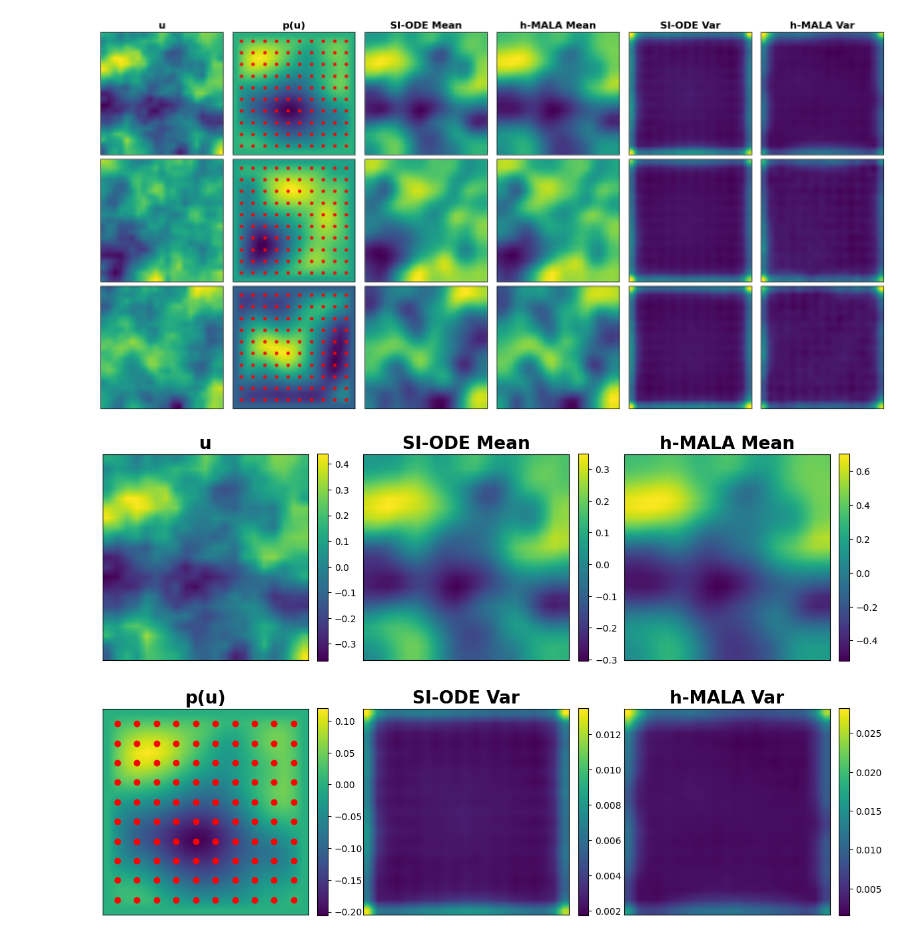
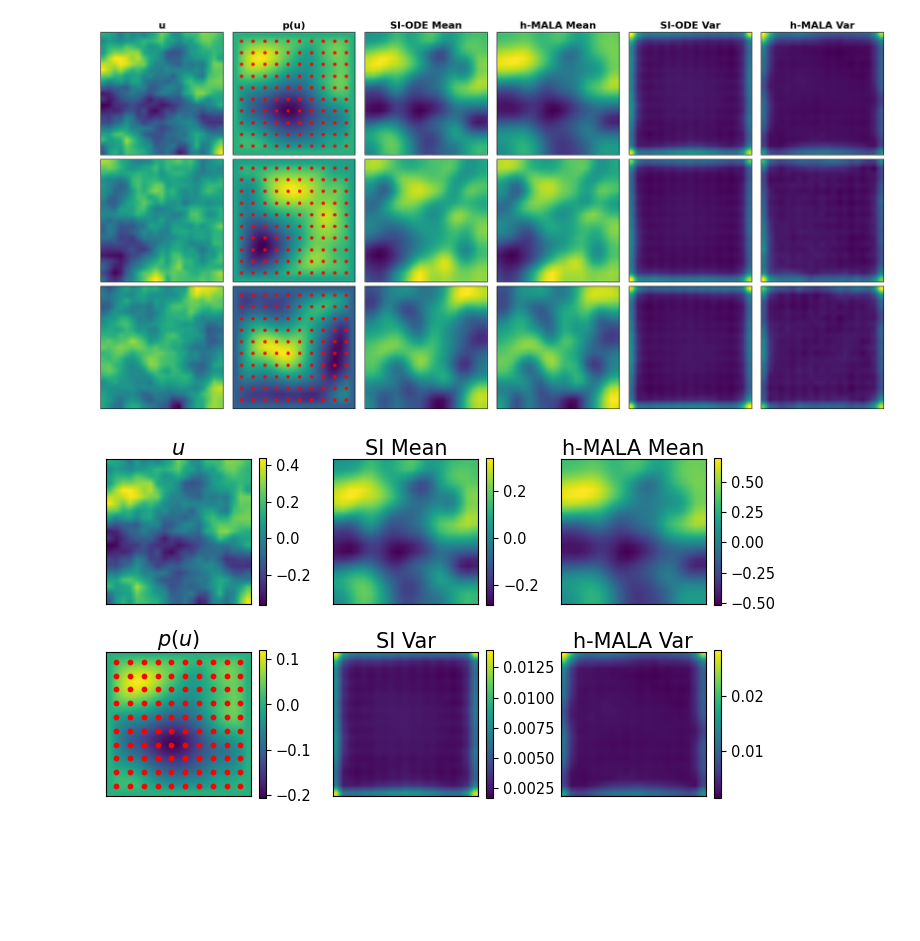
Before and after one commit to abjohnson117/TransportVsMcmcExperiments, a Jupyter notebook: p-poisson/ppoisson_test.ipynb, the cells around one changed output. Saved outputs shown, nothing was run; the diff lists cells and outputs as text; code cells hidden in the pictures; blank space fills up the shorter version.

Commit message:
Adding newest plot results for 2d + 3d darcy

```diff
--- a/p-poisson/ppoisson_test.ipynb
+++ b/p-poisson/ppoisson_test.ipynb
@@ -191,7 +191,7 @@ ref_data = jnp.hstack([ys_normalized, us_ref_pca])
 key = random.PRNGKey(seed=42)
 key1, key2 = random.split(key=key, num=2)
 batch_size = 2048
-steps = 50000
+steps = 5000
 print_every = 10000
 yu_dimension = (100, k.item())
 dim = yu_dimension[0] + yu_dimension[1]
@@ -485,30 +482,31 @@ plt.show()
 # %%
 
 # First-row scenario (idx_obs) arranged in a 2×3 grid
 panels = [
-    (us_plot[0],   "u"),
-    (si_mean_obs,  "SI-ODE Mean"),
+    (us_plot[0],   r"$u$"),
+    (si_mean_obs,  "SI Mean"),
     (hmala_mean,   "h-MALA Mean"),
-    (p_list[0],    "p(u)"),
-    (si_var_obs,   "SI-ODE Var"),
+    (p_list[0],    r"$p(u)$"),
+    (si_var_obs,   "SI Var"),
     (hmala_var,    "h-MALA Var"),
 ]
 
-fig, axes = plt.subplots(2, 3, figsize=(12, 8))
+fig, axes = plt.subplots(2, 3, figsize=(6.9, 4))
 axes = axes.flatten()
 
 for ax, (img, title) in zip(axes, panels):
     im = ax.imshow(img, origin="lower", interpolation="bilinear")
-    ax.set_title(title, fontsize=19, fontweight="bold", pad=6)
+    ax.set_title(title, fontsize=15, pad=0)
     ax.set_xticks([])
     ax.set_yticks([])
     ax.grid(False)
-    fig.colorbar(im, ax=ax, fraction=0.046, pad=0.04)
-    if title == "p(u)":
-        ax.scatter(sensor_x, sensor_y, c="red", s=37, zorder=5)
+    cbar = fig.colorbar(im, ax=ax, fraction=0.046)
+    cbar.ax.tick_params(labelsize=10.5)
+    if title == r"$p(u)$":
+        ax.scatter(sensor_x, sensor_y, c="red", s=10, zorder=5)
 
-plt.tight_layout(h_pad=0.1, w_pad=0.1)
-plt.savefig("images/comparison_obs_2x3.png", bbox_inches="tight", dpi=150)
+plt.tight_layout()
+plt.savefig("images/comparison_obs_2x3_p.png", bbox_inches="tight", dpi=300)
 plt.show()
 # %% [output]
-[figure, old version]
+[figure, new version]
```
Also changed, not shown: parts of 2 cells of this notebook, 14 other files.
